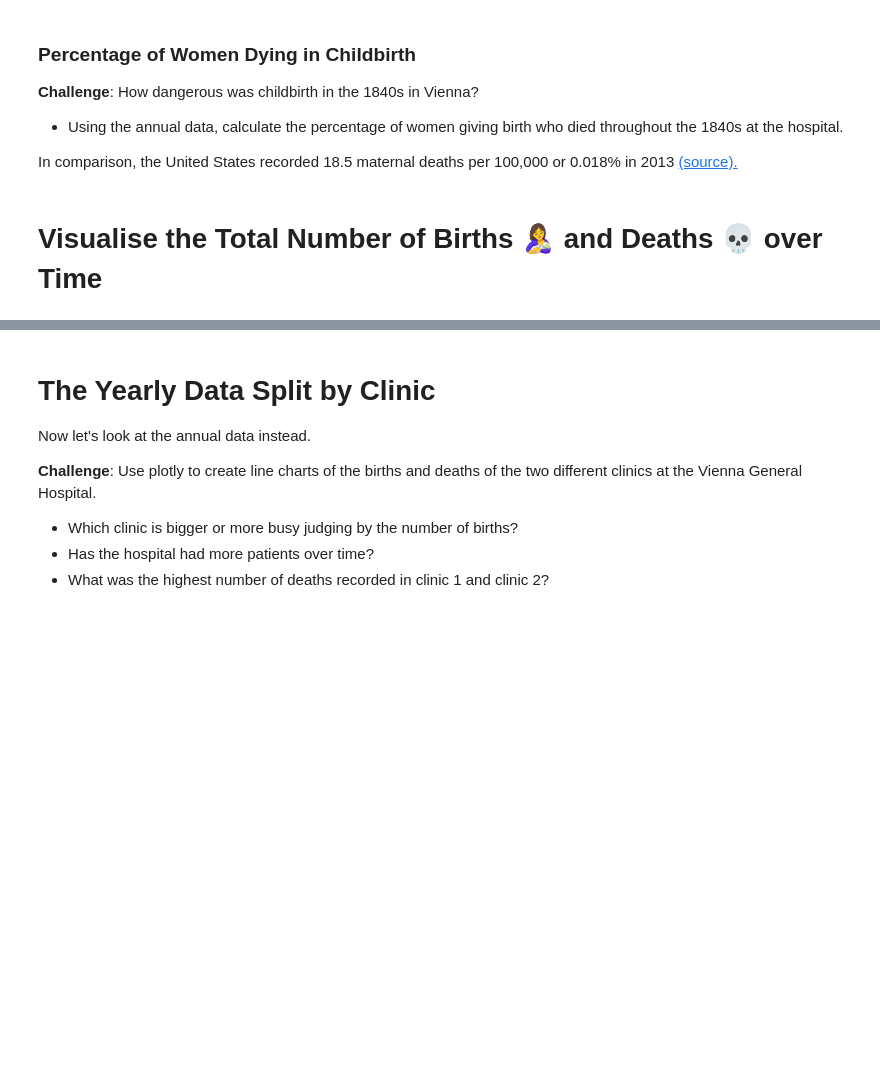
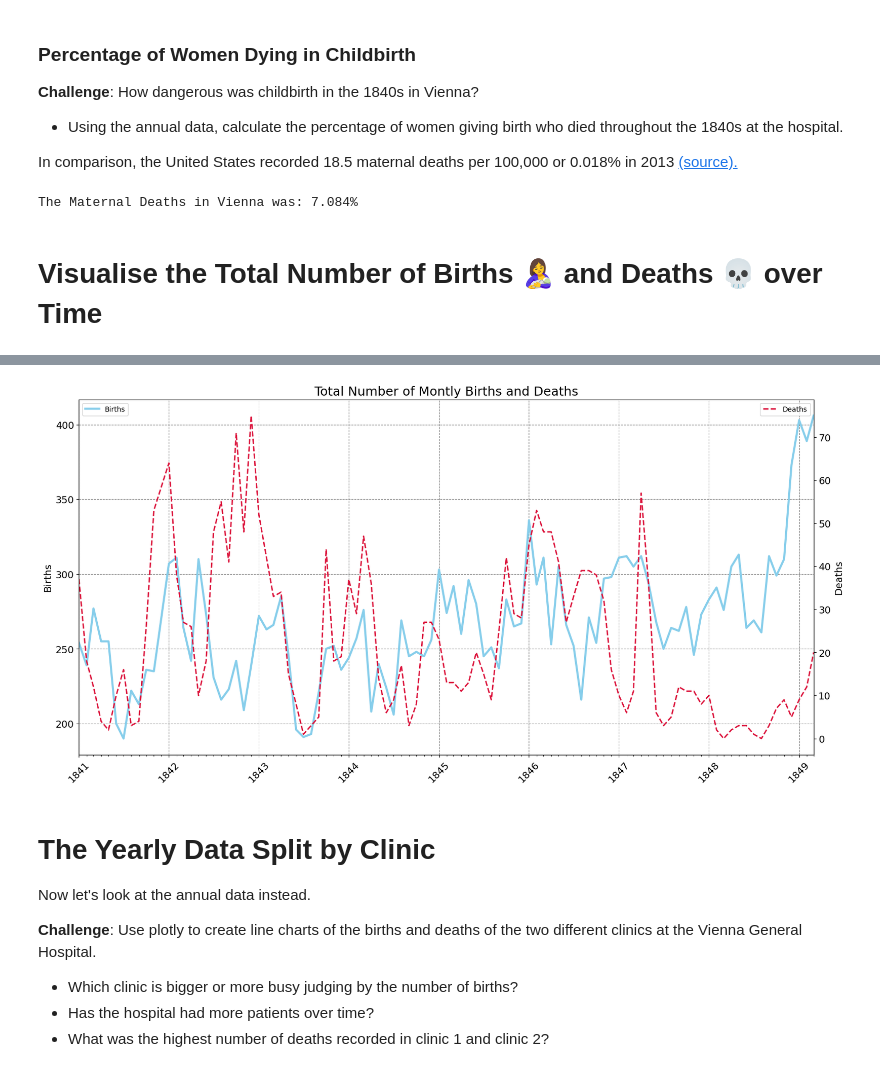
Before and after one commit to RafaelMoralesGallegos/100-days-of-Python, a Jupyter notebook: Day_80_t-Tests/Dr_Semmelweis_Handwashing_Discovery.ipynb, the cells around one changed output, grey strips where cells are left out. Cells and saved outputs as stored; diff of their text form; code cells hidden in the pictures; blank space fills up the shorter version.

```diff
--- a/Day_80_t-Tests/Dr_Semmelweis_Handwashing_Discovery.ipynb
+++ b/Day_80_t-Tests/Dr_Semmelweis_Handwashing_Discovery.ipynb
@@ -77,6 +128,11 @@ df_monthly = pd.read_csv('monthly_deaths.csv',
 
 In comparison, the United States recorded 18.5 maternal deaths per 100,000 or 0.018% in 2013 [(source).](
 https://en.wikipedia.org/wiki/Maternal_death#:~:text=The%20US%20has%20the%20%22highest,17.8%20per%20100%2C000%20in%202009)
+# %%
+maternal_deaths = df_yearly['deaths'].sum()/df_yearly['births'].sum()
+print(f'The Maternal Deaths in Vienna was: {maternal_deaths:.3%}')
+# %% [output]
+The Maternal Deaths in Vienna was: 7.084%
 # %% [markdown]
 # Visualise the Total Number of Births 🤱 and Deaths 💀 over Time
 # %% [markdown]
@@ -93,6 +149,46 @@ https://en.wikipedia.org/wiki/Maternal_death#:~:text=The%20US%20has%20the%20%22h
 * Use a dashed line style for the number of deaths
 * Change the line thickness to 3 and 2 for the births and deaths respectively.
 * Do you notice anything in the late 1840s?
+# %%
+plt.figure(figsize=(16, 8), layout='constrained')
+plt.title('Total Number of Montly Births and Deaths', fontsize=18)
+plt.xticks(fontsize=14, rotation=45)
+
+ax1 = plt.gca()
+ax2 = ax1.twinx()
+
+ax1.set_xlim((df_monthly['date'].min(), df_monthly['date'].max()))
+
+ax1.plot(
+    df_monthly['date'], df_monthly['births'], color=mcolors.CSS4_COLORS['skyblue'],
+    label='Births', linewidth=3
+)
+ax2.plot(
+    df_monthly['date'], df_monthly['deaths'], color=mcolors.CSS4_COLORS['crimson'],
+    label='Deaths', linestyle='dashed', linewidth=2
+)
+
+ax1.set_ylabel('Births', fontsize=14)
+ax2.set_ylabel('Deaths', fontsize=14)
+
+ax1.tick_params(labelsize=14)
+ax2.tick_params(labelsize=14)
+
+years = mdates.YearLocator()
+months = mdates.MonthLocator()
+years_fmt = mdates.DateFormatter('%Y')
+
+ax1.xaxis.set_major_locator(years)
+ax1.xaxis.set_major_formatter(years_fmt)
+ax1.xaxis.set_minor_locator(months)
+
+ax1.legend(loc='upper left')
+ax2.legend(loc='upper right')
+
+ax1.grid(color='grey', linestyle='dashed')
+plt.show()
+# %% [output]
+[figure, added]
 # %% [markdown]
 # The Yearly Data Split by Clinic
 
```
Also changed, not shown: parts of 5 cells of this notebook.
